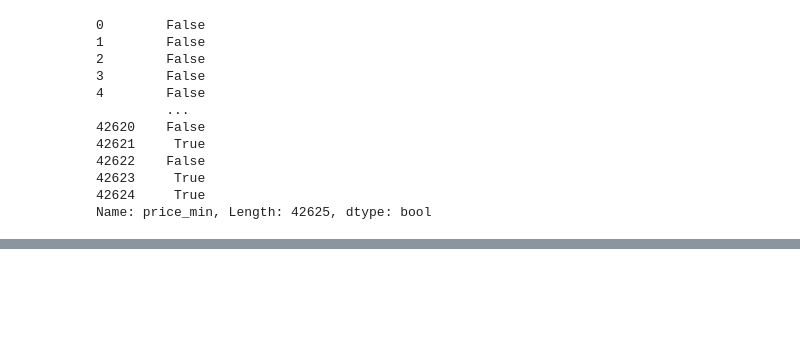
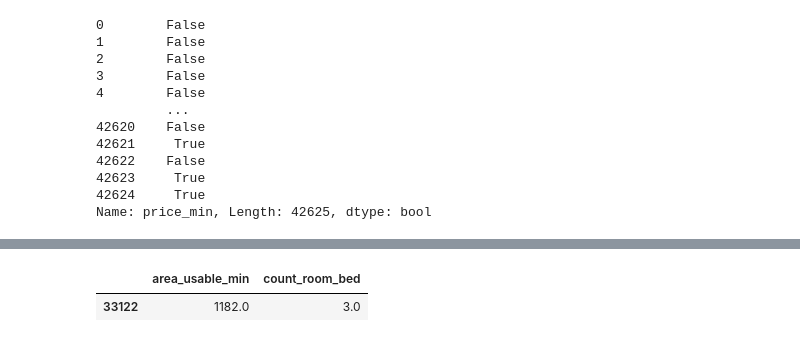
Before and after one commit to Pittawas6330210206/BasicProg_Dataviz65, a Jupyter notebook: Quiz4.ipynb, the cells around one changed output, grey strips where cells are left out. Drawn from its saved outputs; the diff is of its cells as text; code cells hidden in the pictures; blank space fills up the shorter version.

```diff
--- a/Quiz4.ipynb
+++ b/Quiz4.ipynb
@@ -259,0 +245,6 @@ data2[data2['propertytype_name_en']=='Detached House']
+# %%
+#2พื้นที่ของห้องและจำนวนห้องนอนของบ้านที่แพงที่สุด
+data2[data2['price_min']==580000000][['area_usable_min','count_room_bed']]
+# %% [output]
+|  | area_usable_min | count_room_bed |
+| 33122 | 1182.0 | 3.0 |
```
Also changed, not shown: parts of 5 cells of this notebook.
